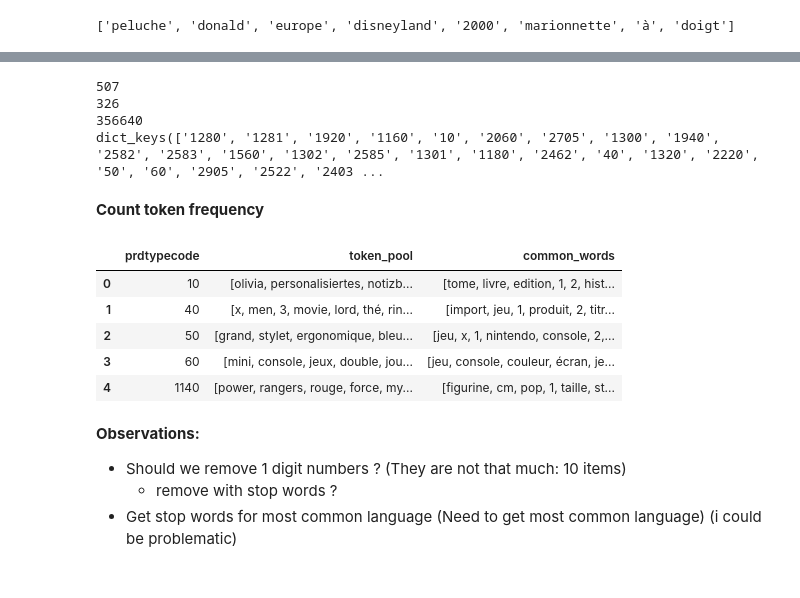
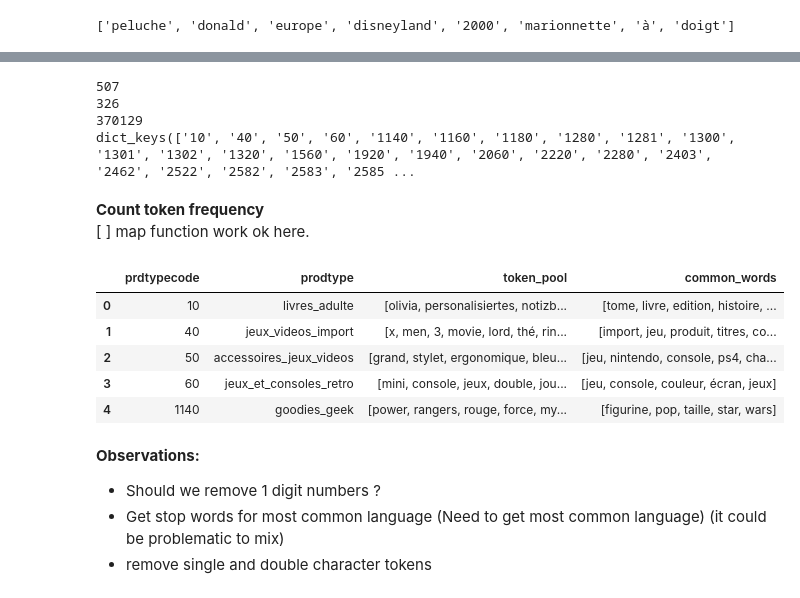
Before and after one commit to RamiroHR/Multimodal-Data-Product-Classification-Model, a Jupyter notebook: Rakuten_DataExploration.ipynb, the cells around one changed output, grey strips where cells are left out. Drawn from its saved outputs; the diff is of its cells as text; code cells hidden in the pictures.

Commit message:
feat: Data Exploration script for the Data exploration repport

```diff
--- a/Rakuten_DataExploration.ipynb
+++ b/Rakuten_DataExploration.ipynb
@@ -172,7 +211,0 @@ Olivia: Personalisiertes Notizbuch / 150 Seiten / Punktraster / Ca Din A5 / Rose
-# %%
-## Let's measure the length for variables 'designation' and 'description' in term of the number of charaters
-
-df['title_char_len'] = [len(title) for title in df['title'] ]
-df['descr_char_len'] = [len(text) if pd.notnull(text) else 0 for text in df['description'] ]
-
-df.head()
@@ -788,7 +604,0 @@ A larger p-val = 39e-13, but still $<$alpha, is obtained when for the correlatio
-# %%
-
-prd_code_dict = {'prdtypecode': sorted(list(df_y['prdtypecode'].unique()))}
-product_class = pd.DataFrame(prd_code_dict)
-
-product_class['prdtypecode'] = product_class['prdtypecode'].astype('str')
-product_class.head()
@@ -804,10 +607,10 @@ product_class.head()
 # %%
 ## Create a pool of tokens for each category
 cat_tokens = {}
-for categ in set(df_data['prdtypecode']):
+for categ in product_class['prdtypecode']:
     token_pool = []
 
-    for token_list in df_data[df_data['prdtypecode'] == categ]['tokens']:
+    for token_list in df[df['prdtypecode'] == categ]['tokens']:
         token_pool += token_list
 
     cat_tokens[str(categ)] = token_pool
@@ -862,5 +662,6 @@ for categ, pool in cat_tokens.items():
     cat_tokens[categ] = [token for token in pool if token not in stop]
 
 ## Store pool in dataframe
-product_class['token_pool'] = product_class['prdtypecode'].map(cat_tokens)
+#product_class['token_pool'] = product_class['prdtypecode'].map(cat_tokens)
+product_class['token_pool'] = [item for item in cat_tokens.values()]
 product_class.head()
@@ -869,45 +677,46 @@ product_class.head()
 
 print(len(stop_fr))
 print(len(stop_en))
-#print(stop_fr)
 
 ## verify that len of category ctg 1280 is < 547163
 print(len(cat_tokens[str(ctg)]))
-
 print(cat_tokens.keys())
 # %% [output]
 507
 326
-356640
-dict_keys(['1280', '1281', '1920', '1160', '10', '2060', '2705', '1300', '1940', '2582', '2583', '1560', '1302', '2585', '1301', '1180', '2462', '40', '1320', '2220', '50', '60', '2905', '2522', '2403 ...
+370129
+dict_keys(['10', '40', '50', '60', '1140', '1160', '1180', '1280', '1281', '1300', '1301', '1302', '1320', '1560', '1920', '1940', '2060', '2220', '2280', '2403', '2462', '2522', '2582', '2583', '2585 ...
 # %% [markdown]
 **Count token frequency**
+[ ] map function work ok here.
 # %%
 import collections
 
-N_most_common = 10  ## around 5-15 enough
+N_most_common = 5  ## around 5-15 enough
 common_word_dict = {}
 
 for categ, pool in zip(product_class['prdtypecode'],product_class['token_pool']):
+
     token_counter = collections.Counter(pool).most_common()
-    #print(token_counter[:3])
-    #print([item[0] for item in token_counter[:3]])
 
-    common_word_dict[categ] = [item[0] for item in token_counter[:N_most_common]]
+    ## remove words of 1 or 2 letters
+    common_word_dict[categ] = [item[0] for item in token_counter if len(item[0])>2]
 
+    ## Store the N first words
+    common_word_dict[categ] = common_word_dict[categ][:N_most_common]
 
 ## Save into dataframe
 product_class['common_words'] = product_class['prdtypecode'].map(common_word_dict)
 product_class.head()
 # %% [output]
-|  | prdtypecode | token_pool | common_words |
-| 0 | 10 | [olivia, personalisiertes, notizb... | [tome, livre, edition, 1, 2, hist... |
-| 1 | 40 | [x, men, 3, movie, lord, thé, rin... | [import, jeu, 1, produit, 2, titr... |
-| 2 | 50 | [grand, stylet, ergonomique, bleu... | [jeu, x, 1, nintendo, console, 2,... |
-| 3 | 60 | [mini, console, jeux, double, jou... | [jeu, console, couleur, écran, je... |
-| 4 | 1140 | [power, rangers, rouge, force, my... | [figurine, cm, pop, 1, taille, st... |
+|  | prdtypecode | prodtype | token_pool | common_words |
+| 0 | 10 | livres_adulte | [olivia, personalisiertes, notizb... | [tome, livre, edition, histoire, ... |
+| 1 | 40 | jeux_videos_import | [x, men, 3, movie, lord, thé, rin... | [import, jeu, produit, titres, co... |
+| 2 | 50 | accessoires_jeux_videos | [grand, stylet, ergonomique, bleu... | [jeu, nintendo, console, ps4, cha... |
+| 3 | 60 | jeux_et_consoles_retro | [mini, console, jeux, double, jou... | [jeu, console, couleur, écran, jeux] |
+| 4 | 1140 | goodies_geek | [power, rangers, rouge, force, my... | [figurine, pop, taille, star, wars] |
 # %% [markdown]
 **Observations:**
-* Should we remove 1 digit numbers ?  (They are not that much: 10 items)
-    * remove with stop words ?
-* Get stop words for most common language (Need to get most common language) (i could be problematic)
+* Should we remove 1 digit numbers ?
+* Get stop words for most common language (Need to get most common language) (it could be problematic to mix)
+* remove single  and double character tokens
```
Also changed, not shown: parts of 90 cells of this notebook.
